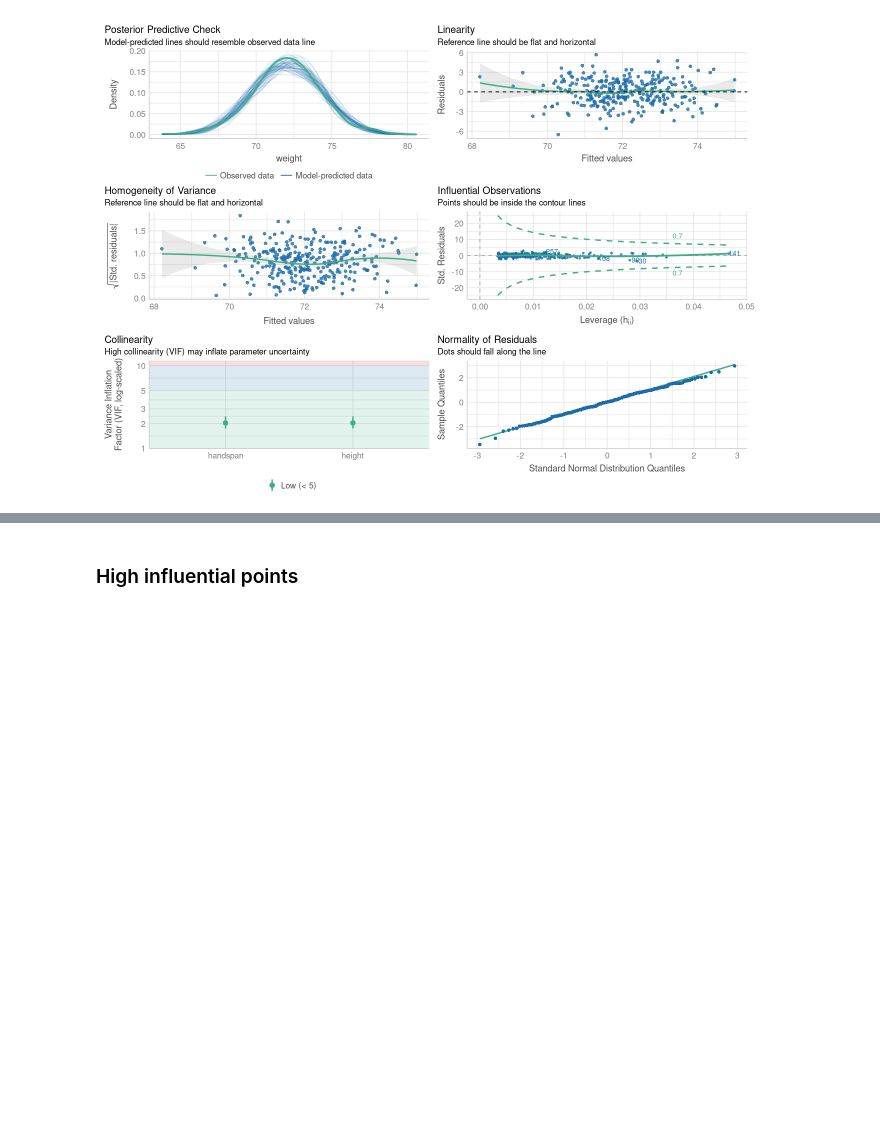
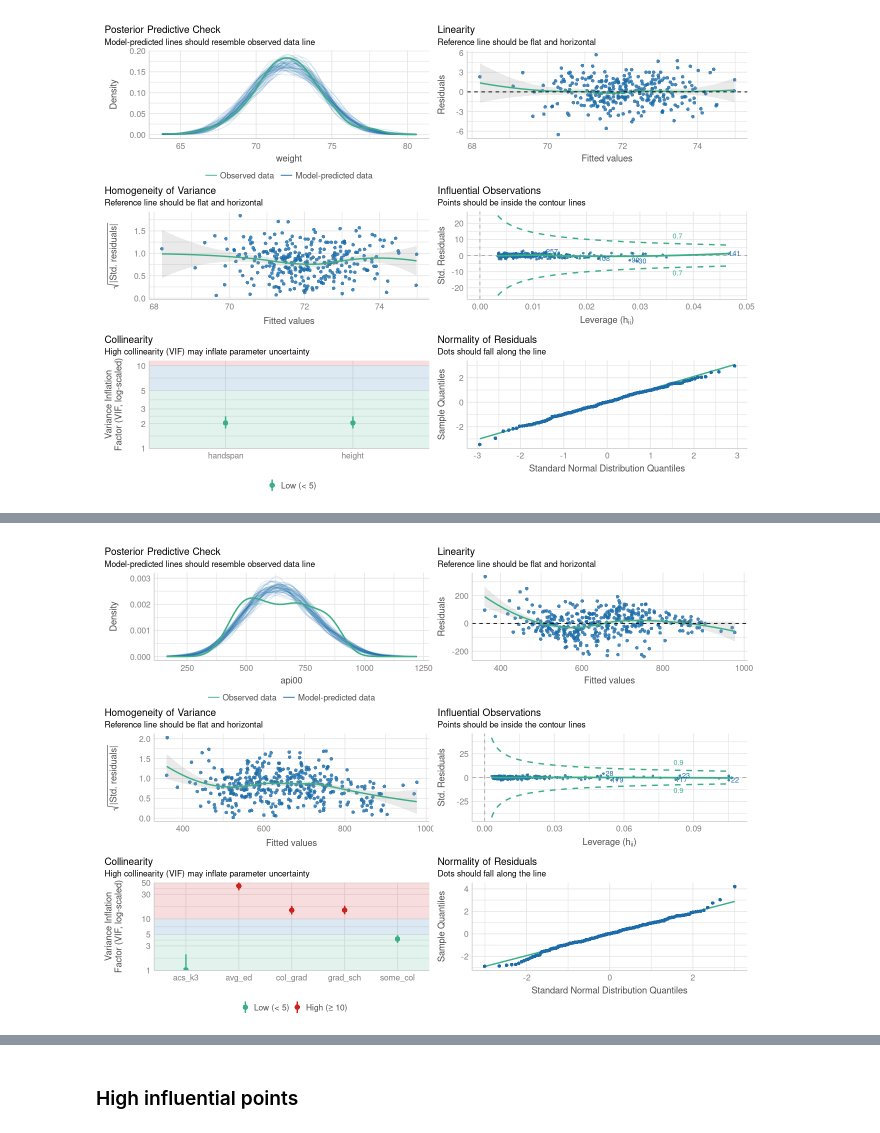
Before and after one commit to oceanumeric/data-science-go-small, a Jupyter notebook: all-in-one-for-the-exam/all-in-one.ipynb, the cells around one changed output, grey strips where cells are left out. Cells and saved outputs as stored; diff of their text form; code cells hidden in the pictures; blank space fills up the shorter version.

```diff
--- a/all-in-one-for-the-exam/all-in-one.ipynb
+++ b/all-in-one-for-the-exam/all-in-one.ipynb
@@ -2112,0 +2153,4 @@ Classes 'data.table' and 'data.frame':  400 obs. of  22 variables:
+# %%
+elem_data <- fread("https://shorturl.at/awLNT")
+elem_reg1 <- lm(api00 ~ acs_k3 + avg_ed +  grad_sch + col_grad + some_col, data = elem_data)
+stargazer(elem_reg1, type='text')
@@ -2112,0 +2181,5 @@ Classes 'data.table' and 'data.frame':  400 obs. of  22 variables:
+# %%
+options(repr.plot.width = 11, repr.plot.height = 8)
+check_model(elem_reg1)
+# %% [output]
+[figure, added]
```
Also changed, not shown: parts of 20 cells of this notebook, 1 other file.
